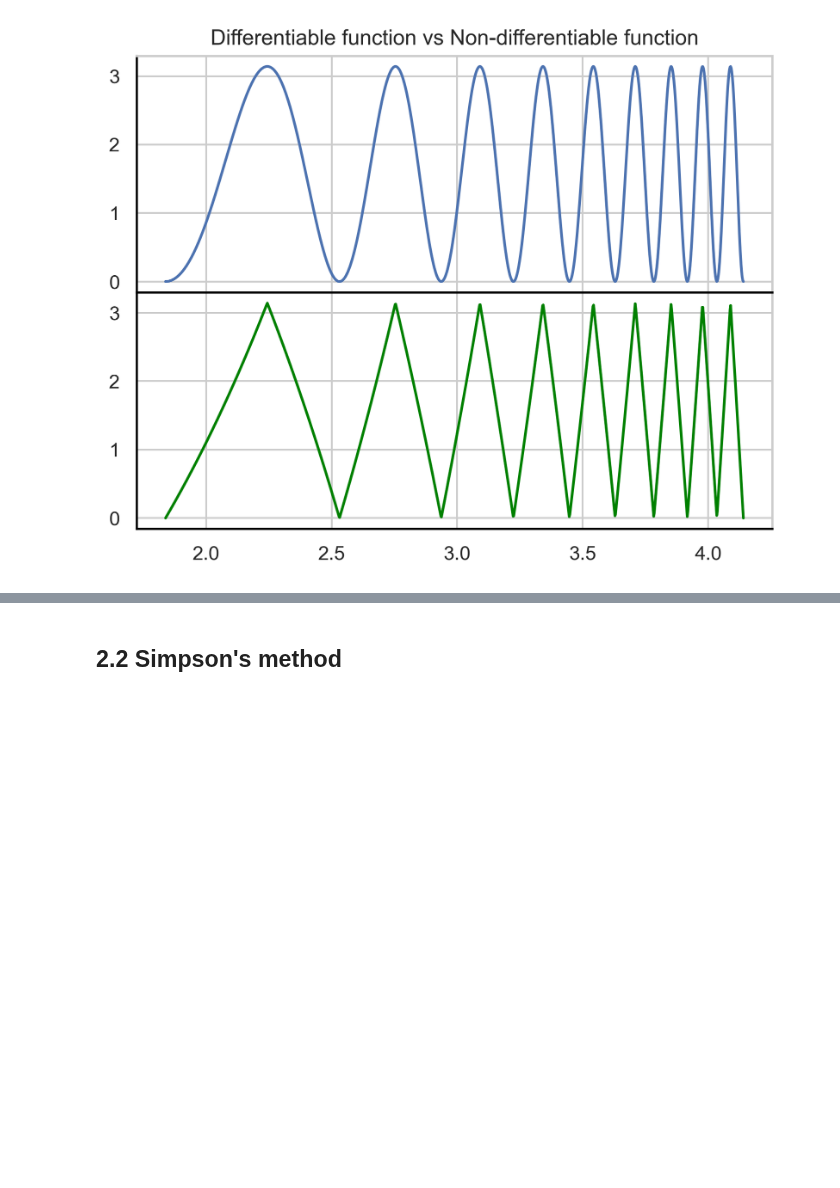
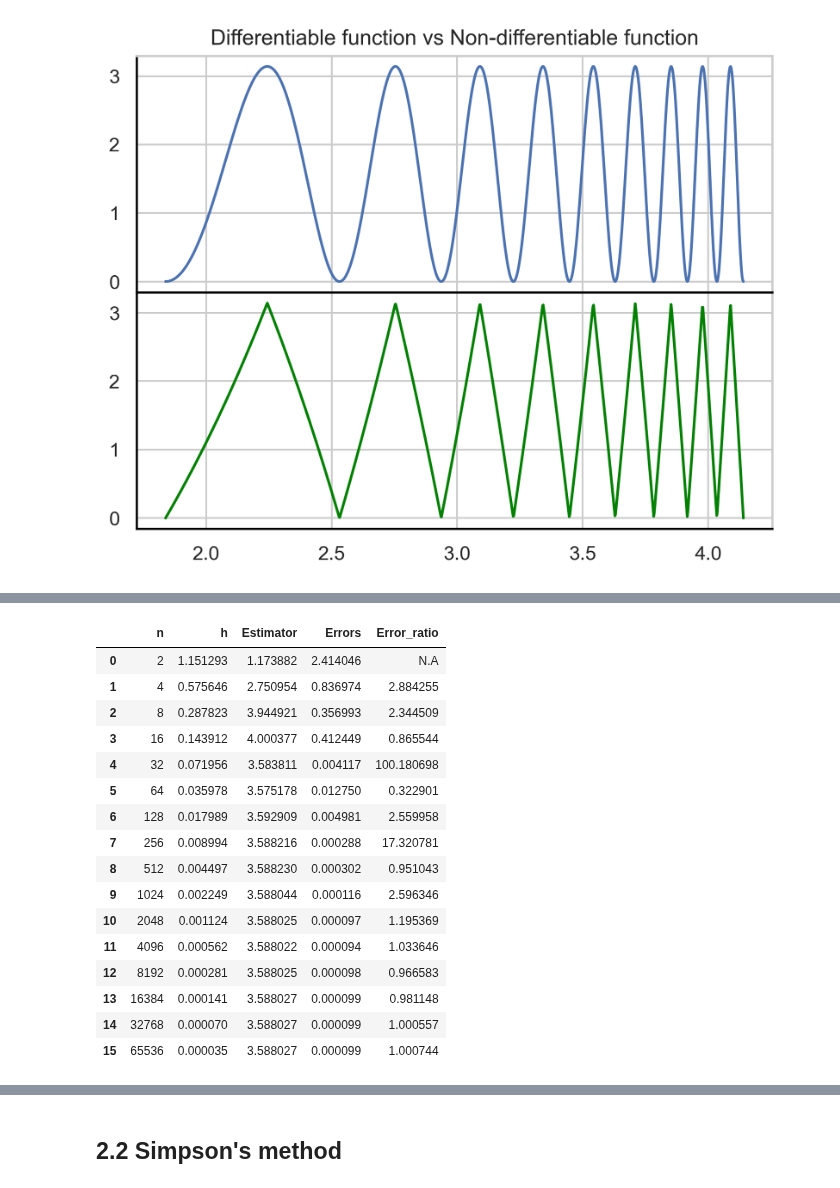
Before and after one commit to MattiaBarbiere/Numerical-methods-for-computing-integrals-and-solving-ODEs, a Jupyter notebook: Examples.ipynb, the cells around one changed output, grey strips where cells are left out. Cells and saved outputs as stored; diff of their text form; code cells hidden in the pictures; blank space fills up the shorter version.

```diff
--- a/Examples.ipynb
+++ b/Examples.ipynb
@@ -545,0 +504,21 @@ plt.show()
+# %%
+#Table for the non-differentiable function
+table_method(trap_integration, non_diff, a, b, 100000)
+# %% [output]
+|  | n | h | Estimator | Errors | Error_ratio |
+| 0 | 2 | 1.151293 | 1.173882 | 2.414046 | N.A |
+| 1 | 4 | 0.575646 | 2.750954 | 0.836974 | 2.884255 |
+| 2 | 8 | 0.287823 | 3.944921 | 0.356993 | 2.344509 |
+| 3 | 16 | 0.143912 | 4.000377 | 0.412449 | 0.865544 |
+| 4 | 32 | 0.071956 | 3.583811 | 0.004117 | 100.180698 |
+| 5 | 64 | 0.035978 | 3.575178 | 0.012750 | 0.322901 |
+| 6 | 128 | 0.017989 | 3.592909 | 0.004981 | 2.559958 |
+| 7 | 256 | 0.008994 | 3.588216 | 0.000288 | 17.320781 |
+| 8 | 512 | 0.004497 | 3.588230 | 0.000302 | 0.951043 |
+| 9 | 1024 | 0.002249 | 3.588044 | 0.000116 | 2.596346 |
+| 10 | 2048 | 0.001124 | 3.588025 | 0.000097 | 1.195369 |
+| 11 | 4096 | 0.000562 | 3.588022 | 0.000094 | 1.033646 |
+| 12 | 8192 | 0.000281 | 3.588025 | 0.000098 | 0.966583 |
+| 13 | 16384 | 0.000141 | 3.588027 | 0.000099 | 0.981148 |
+| 14 | 32768 | 0.000070 | 3.588027 | 0.000099 | 1.000557 |
+| 15 | 65536 | 0.000035 | 3.588027 | 0.000099 | 1.000744 |
```
Also changed, not shown: parts of 16 cells of this notebook.
